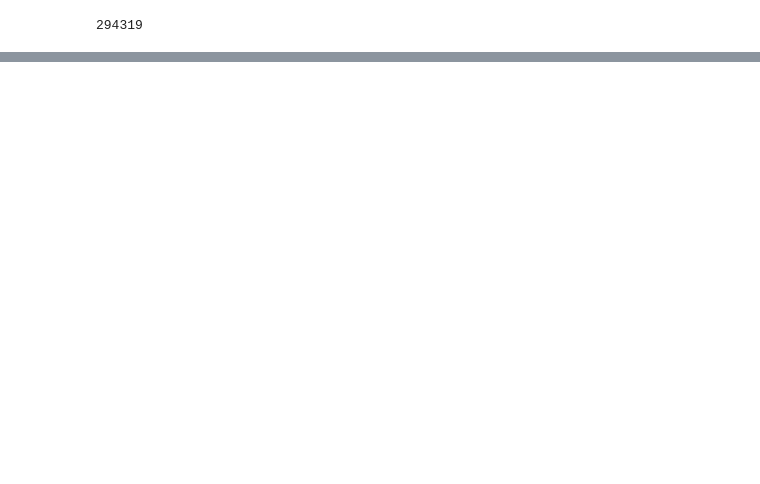
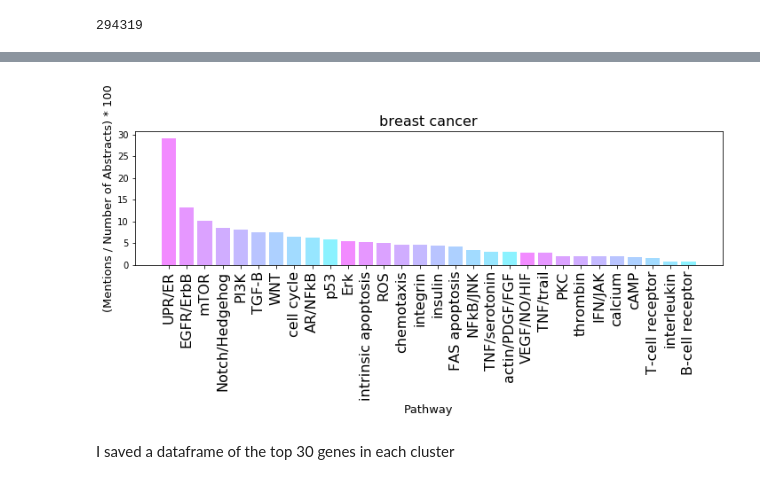
Before and after one commit to Beth526/metis_project_4, a Jupyter notebook: Proj_4.ipynb, the cells around one changed output, grey strips where cells are left out. Saved outputs shown, nothing was run; the diff lists cells and outputs as text; code cells hidden in the pictures; blank space fills up the shorter version.

```diff
--- a/Proj_4.ipynb
+++ b/Proj_4.ipynb
@@ -433,5 +461,9 @@ with open('other_dict.pickle','wb') as write_file:
 # %%
 def top_categories_other(string):
+    '''
+    Take a token string and output it's representation in different clusters
+    Representation is (total counts) / (cluster size) * 100
+    '''
     output=[]
     for i in range(30):
         try:
@@ -466,5 +548,8 @@ plt.savefig('cpt1.jpg')
 # %%
 def plot_top_categories_other(string):
+    '''
+    Plot a bar graph of category representation for other token
+    '''
     output = top_categories_other(string)
     colors = plt.cm.cool(np.linspace(0.1,0.9,10))[::-1]
     plt.figure(figsize=(10,5))
@@ -486,3 +569,13 @@ plt.savefig('colon_cancer.jpg')
+# %%
+plot_top_categories_other('breast cancer')
+plt.xticks(fontsize=16)
+plt.title('breast cancer',fontsize=16)
+plt.tight_layout()
+plt.savefig('breast cancer.jpg')
+# %% [output]
+[figure, added]
+# %% [markdown]
+I saved a dataframe of the top 30 genes in each cluster
 # %%
 final_dict = {}
 
```
Also changed, not shown: parts of 106 cells of this notebook, 7 other files.
